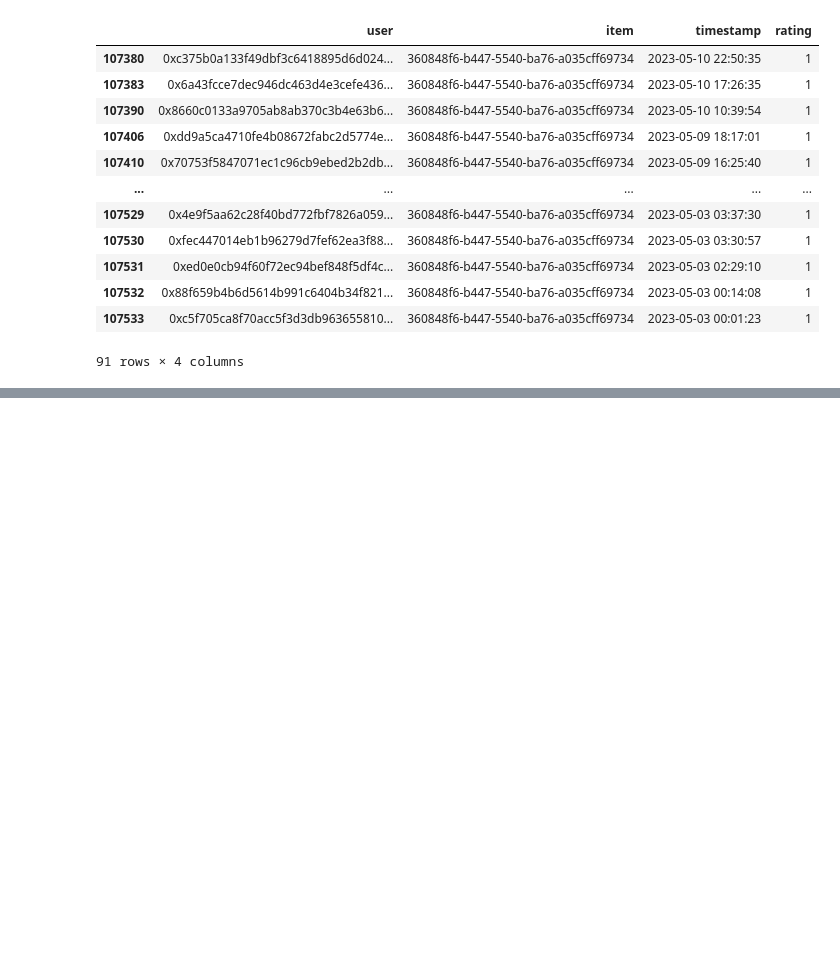
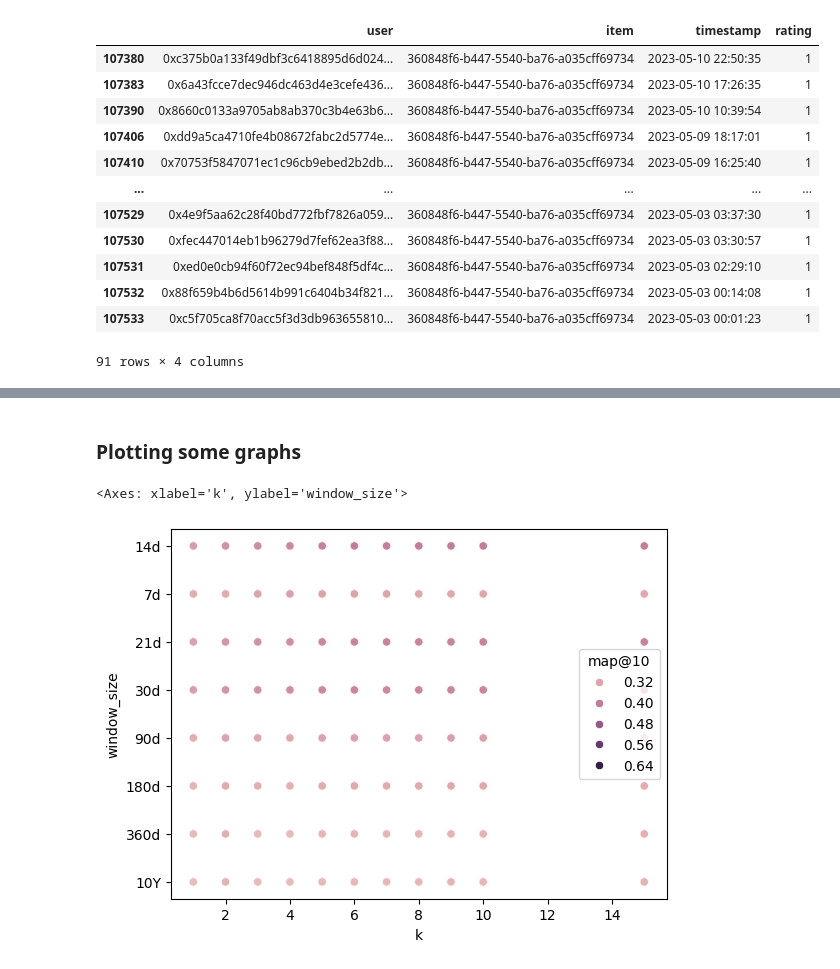
Before and after one commit to daviddavo/upm-tfm-notebooks, a Jupyter notebook: 13_itemknn.ipynb, the cells around one changed output, grey strips where cells are left out. Drawn from its saved outputs; the diff is of its cells as text; code cells hidden in the pictures; blank space fills up the shorter version.

Commit message:
Finished ItemKNN vs. UserKNN

```diff
--- a/13_itemknn.ipynb
+++ b/13_itemknn.ipynb
@@ -25,7 +29,7 @@ ORG_PLATFORM: str = 'snapshot'
 USE_ORG_NAMES: bool = True
 
 # Evaluation
-K_RECOMMENDATIONS: list[int] = [1,3,5,10]
+K_RECOMMENDATIONS: list[int] = [1,3,5,10,100]
 SPLITS_FREQ: str = 'W-THU' # split weekly
 SPLITS_NORMALIZE = True # Wether or not to move everything to 00:00
 LAST_SPLITS = 10 # Use just last 10 splits
@@ -209,0 +222,12 @@ found 1 potential runtime problems - see https://boi.st/lkpy-perf
+# %%
+results = explore_hparams(
+    testHParamsItemKNN,
+    ParameterGrid({
+    'fold': range(len(folds)),
+    'k': [1,2,3,4,5,6,7,8,9,10,15], # ,20,25,30,35,40,45,50,60,70,80,90,100],
+    'window_size': ['7d', '14d', '21d', '30d', '90d', '180d', '360d', '10Y'],
+    }),
+    paths.knn_progress('itemknn', ORG_NAME, SPLITS_FREQ, SPLITS_NORMALIZE, CUTOFF_DATE),
+)
+mdfi = pd.DataFrame(results)
+mdfi
@@ -209,0 +251,2 @@ found 1 potential runtime problems - see https://boi.st/lkpy-perf
+# %%
+_METRIC = 'map@10'
@@ -209,0 +291,7 @@ found 1 potential runtime problems - see https://boi.st/lkpy-perf
+# %% [markdown]
+### Plotting some graphs
+# %%
+sns.scatterplot(mdfi, x='k', y='window_size', hue=_METRIC)
+# %% [output]
+<Axes: xlabel='k', ylabel='window_size'>
+[figure, added]
```
Also changed, not shown: parts of 26 cells of this notebook, 2 other files.
